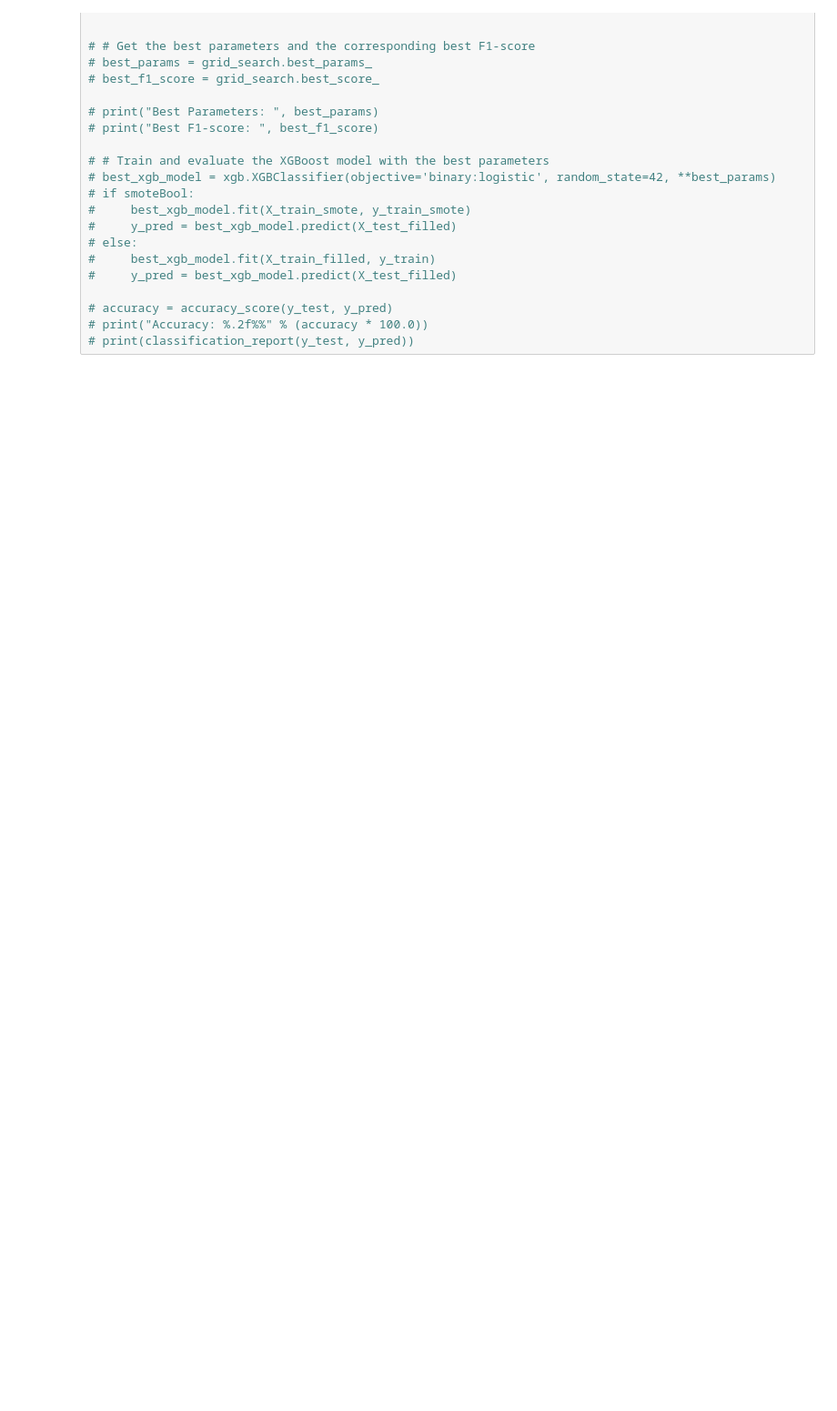
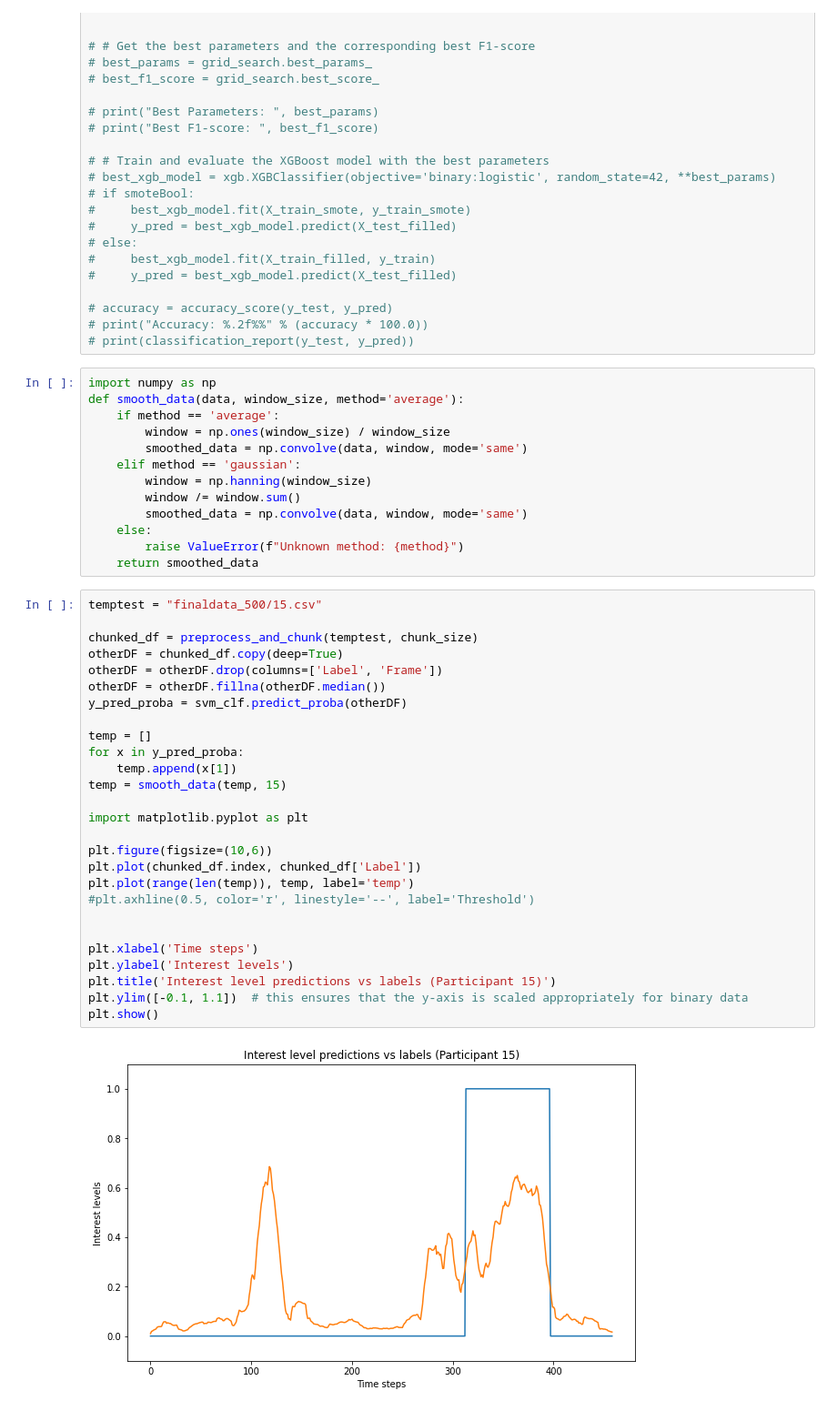
Before and after one commit to ramon284/Interest-predictor, a Jupyter notebook: zpredict.ipynb, the cells around one changed output. Shown: that part at 91% size. Drawn from its saved outputs; the diff is of its cells as text; blank space fills up the shorter version.

```diff
--- a/zpredict.ipynb
+++ b/zpredict.ipynb
@@ -519,3 +525,45 @@ Name: Label, dtype: int64
 # accuracy = accuracy_score(y_test, y_pred)
 # print("Accuracy: %.2f%%" % (accuracy * 100.0))
 # print(classification_report(y_test, y_pred))
+# %%
+import numpy as np
+def smooth_data(data, window_size, method='average'):
+    if method == 'average':
+        window = np.ones(window_size) / window_size
+        smoothed_data = np.convolve(data, window, mode='same')
+    elif method == 'gaussian':
+        window = np.hanning(window_size)
+        window /= window.sum()
+        smoothed_data = np.convolve(data, window, mode='same')
+    else:
+        raise ValueError(f"Unknown method: {method}")
+    return smoothed_data
+# %%
+temptest = "finaldata_500/15.csv"
+
+chunked_df = preprocess_and_chunk(temptest, chunk_size)
+otherDF = chunked_df.copy(deep=True)
+otherDF = otherDF.drop(columns=['Label', 'Frame'])
+otherDF = otherDF.fillna(otherDF.median())
+y_pred_proba = svm_clf.predict_proba(otherDF)
+
+temp = []
+for x in y_pred_proba:
+    temp.append(x[1])
+temp = smooth_data(temp, 15)
+
+import matplotlib.pyplot as plt
+
+plt.figure(figsize=(10,6))
+plt.plot(chunked_df.index, chunked_df['Label'])
+plt.plot(range(len(temp)), temp, label='temp')
+#plt.axhline(0.5, color='r', linestyle='--', label='Threshold')
+
+
+plt.xlabel('Time steps')
+plt.ylabel('Interest levels')
+plt.title('Interest level predictions vs labels (Participant 15)')
+plt.ylim([-0.1, 1.1])  # this ensures that the y-axis is scaled appropriately for binary data
+plt.show()
+# %% [output]
+[figure, added]
```
Also changed, not shown: parts of 13 cells of this notebook, 1 other file.
